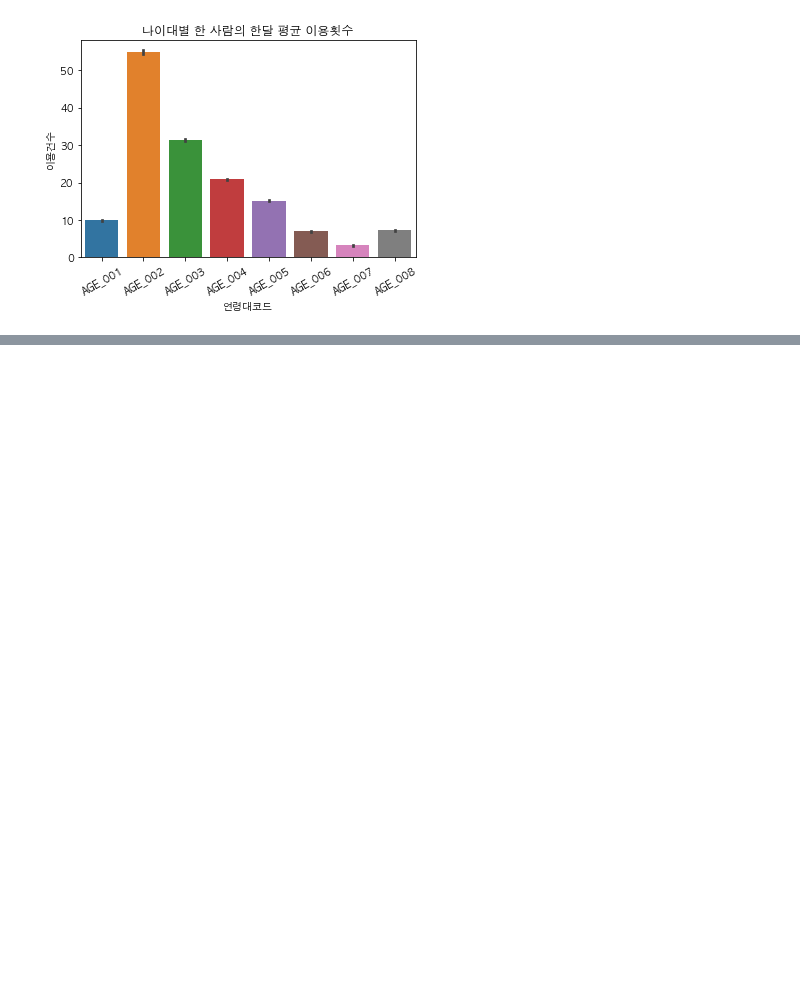
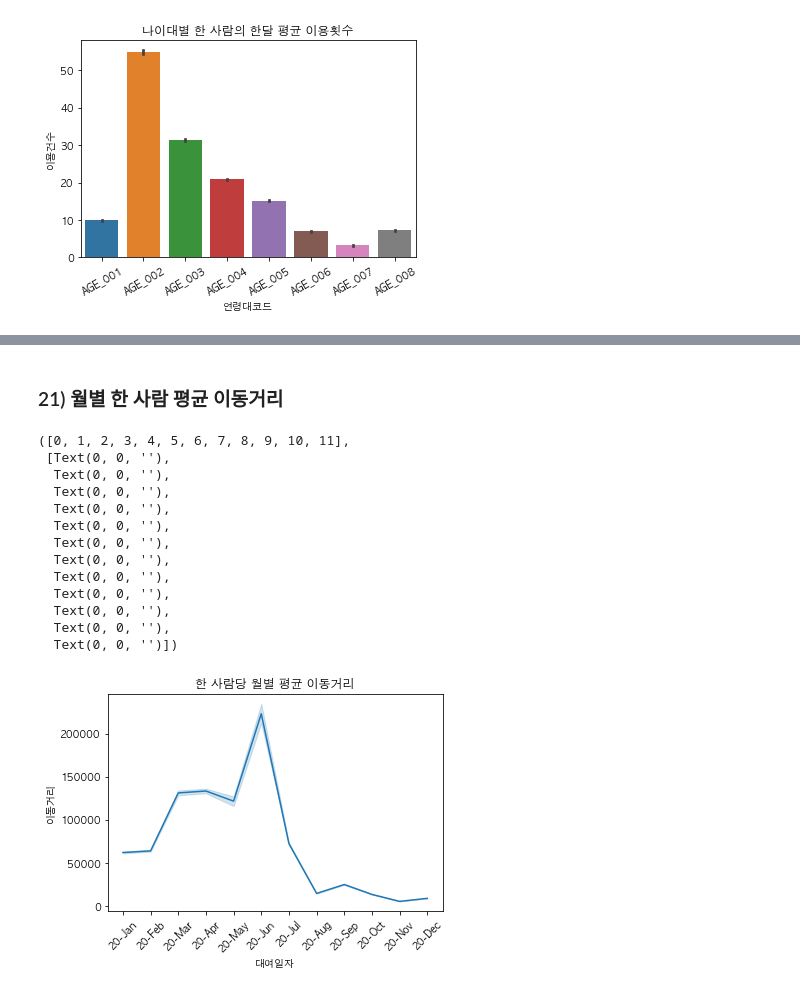
Before and after one commit to jinubot07/LikeLion_13th_DataCourse, a Jupyter notebook: 08_PRJ_team_project/Team_PRJ_bike20.ipynb, the cells around one changed output, grey strips where cells are left out. Cells and saved outputs as stored; diff of their text form; code cells hidden in the pictures; blank space fills up the shorter version.

```diff
--- a/08_PRJ_team_project/Team_PRJ_bike.ipynb
+++ b/08_PRJ_team_project/Team_PRJ_bike20.ipynb
@@ -497,0 +542,20 @@ plt.xticks(rotation=30)
+# %% [markdown]
+### 21) 월별 한 사람 평균 이동거리
+# %%
+sns.lineplot(x='대여일자', y ='이동거리', data=bike_2020).set(title='한 사람당 월별 평균 이동거리')
+plt.xticks(rotation=45)
+# %% [output]
+([0, 1, 2, 3, 4, 5, 6, 7, 8, 9, 10, 11],
+ [Text(0, 0, ''),
+  Text(0, 0, ''),
+  Text(0, 0, ''),
+  Text(0, 0, ''),
+  Text(0, 0, ''),
+  Text(0, 0, ''),
+  Text(0, 0, ''),
+  Text(0, 0, ''),
+  Text(0, 0, ''),
+  Text(0, 0, ''),
+  Text(0, 0, ''),
+  Text(0, 0, '')])
+[figure, added]
```
Also changed, not shown: parts of 9 cells of this notebook, 2 other files.
